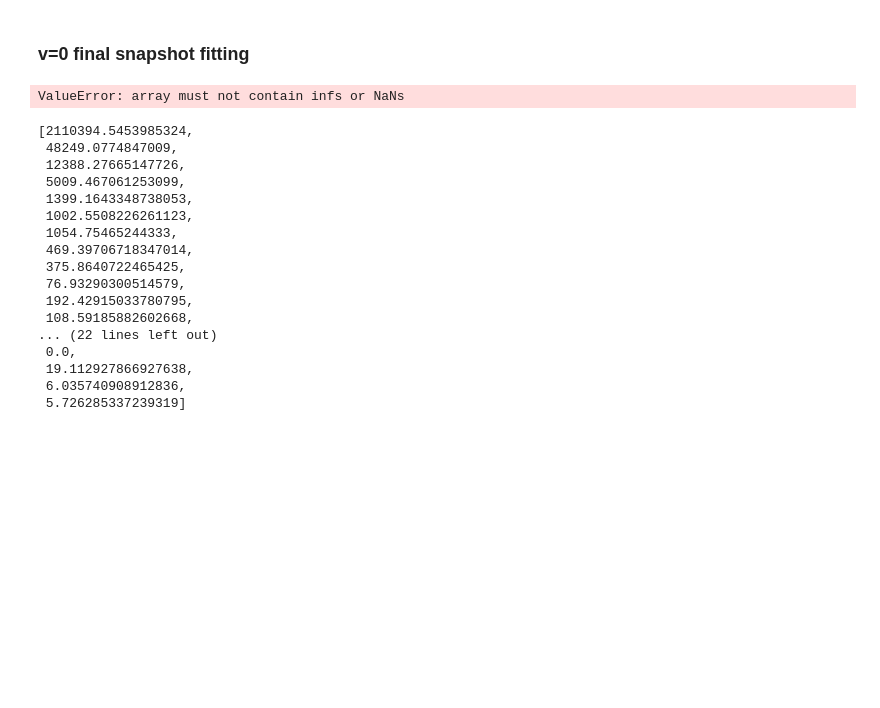
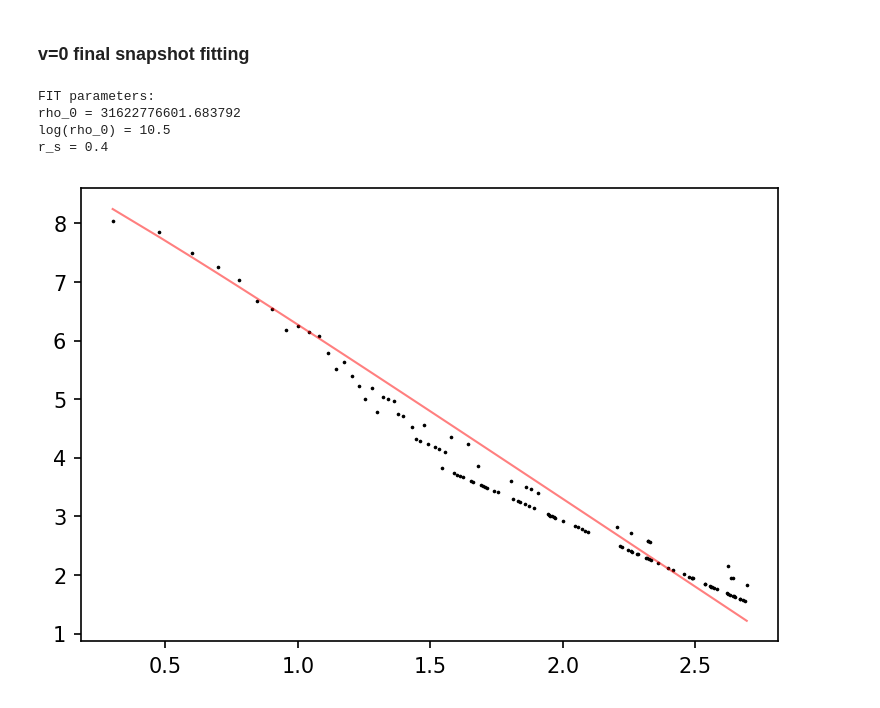
Before and after one commit to andygarciaserra/tsn-hyd_sims, a Jupyter notebook: content/project1/NFW_fit.ipynb, the cells around one changed output. Saved outputs shown, nothing was run; the diff lists cells and outputs as text; code cells hidden in the pictures; blank space fills up the shorter version.

```diff
--- a/content/project1/NFW_fit.ipynb
+++ b/content/project1/NFW_fit.ipynb
@@ -44,62 +44,58 @@ for i in range(len(galcoords[0])):
 
 # Density profile:
 prof=[],[]
-Rbin=10
+Rbin=1
 Rins=0
 Rmax=np.amax(galdist)
 
-for n in range(2,40):
+for n in range(2,500):
     R1=Rins
     if (R1>Rmax):
         break
     R2=n*Rbin
     Npart=0
     for i in range(len(galdist)):            # Loop that checks for parwticles between both radius and counts them.
         if (galdist[i]>R1 and galdist[i]<R2):
             Npart+=1
     dens=Npart*mp/(1.25*pi*(R2**3-R1**3))
+    if dens==0:
+        dens=1
     prof[0].append(R1)
     prof[1].append(dens)
     Rins=R2
+
 logprof=np.log10(prof)
+
+pos=[]
+for i in range(len(logprof[1])):
+    if logprof[1][i]==0:
+        pos.append(i)
+
+logdens=np.delete(logprof[1],pos)
+lograd=np.delete(logprof[0],pos)
 
 
 
 # Fitting to NFW:
 init_guesses=[10**8.5,10]
-r=10**logprof[0]
-popt,pcov=fit(func.logNFW,r,logprof[1],[10**8,10])
+r=10**lograd
+popt,pcov=fit(func.logNFW,r,logdens,[10**10.5,0.4])
 
 
 
 # Plotting radial profile and fit:
 plt.figure(dpi=150)
-plt.plot(logprof[0],logprof[1],'k.',ms=1.5)
-plt.plot(logprof[0],func.logNFW(r,popt[0],popt[1]),'r-',alpha=0.5,linewidth=1)
+plt.plot(lograd,logdens,'k.',ms=1.5)
+plt.plot(lograd,func.logNFW(r,popt[0],popt[1]),'r-',alpha=0.5,linewidth=1)
 plt.savefig("v0_NFWfit.PNG")
-print("Final state:\n"+"rho_0 = "+str(popt[0])+"\n"+"log(rho_0) = "+str(np.log10(popt[0]))+"\nr_s = "+str(popt[1]))
+print("FIT parameters:\n"+"rho_0 = "+str(popt[0])+"\n"+"log(rho_0) = "+str(np.log10(popt[0]))+"\nr_s = "+str(popt[1]))
+
 
 
 #end
 # %% [output]
-ValueError: array must not contain infs or NaNs
+FIT parameters:
+rho_0 = 31622776601.683792
+log(rho_0) = 10.5
+r_s = 0.4
+[figure, added]
-# %%
-prof[1]
-# %% [output]
-[2110394.5453985324,
- 48249.0774847009,
- 12388.27665147726,
- 5009.467061253099,
- 1399.1643348738053,
- 1002.5508226261123,
- 1054.75465244333,
- 469.39706718347014,
- 375.8640722465425,
- 76.93290300514579,
- 192.42915033780795,
- 108.59185882602668,
-... (22 lines left out)
- 0.0,
- 19.112927866927638,
- 6.035740908912836,
- 5.726285337239319]
```
Also changed, not shown: parts of 4 cells of this notebook, 2 other files.
